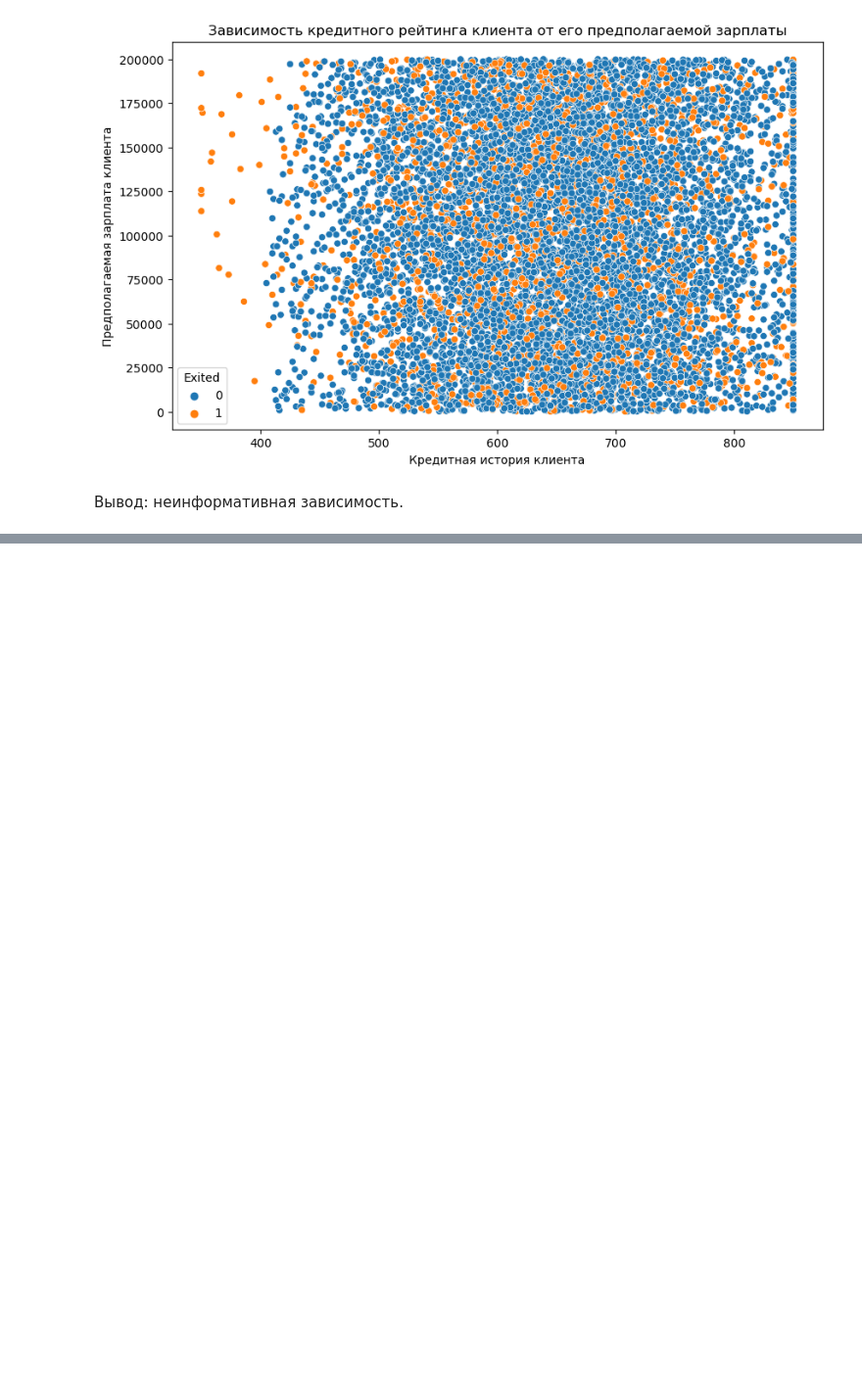
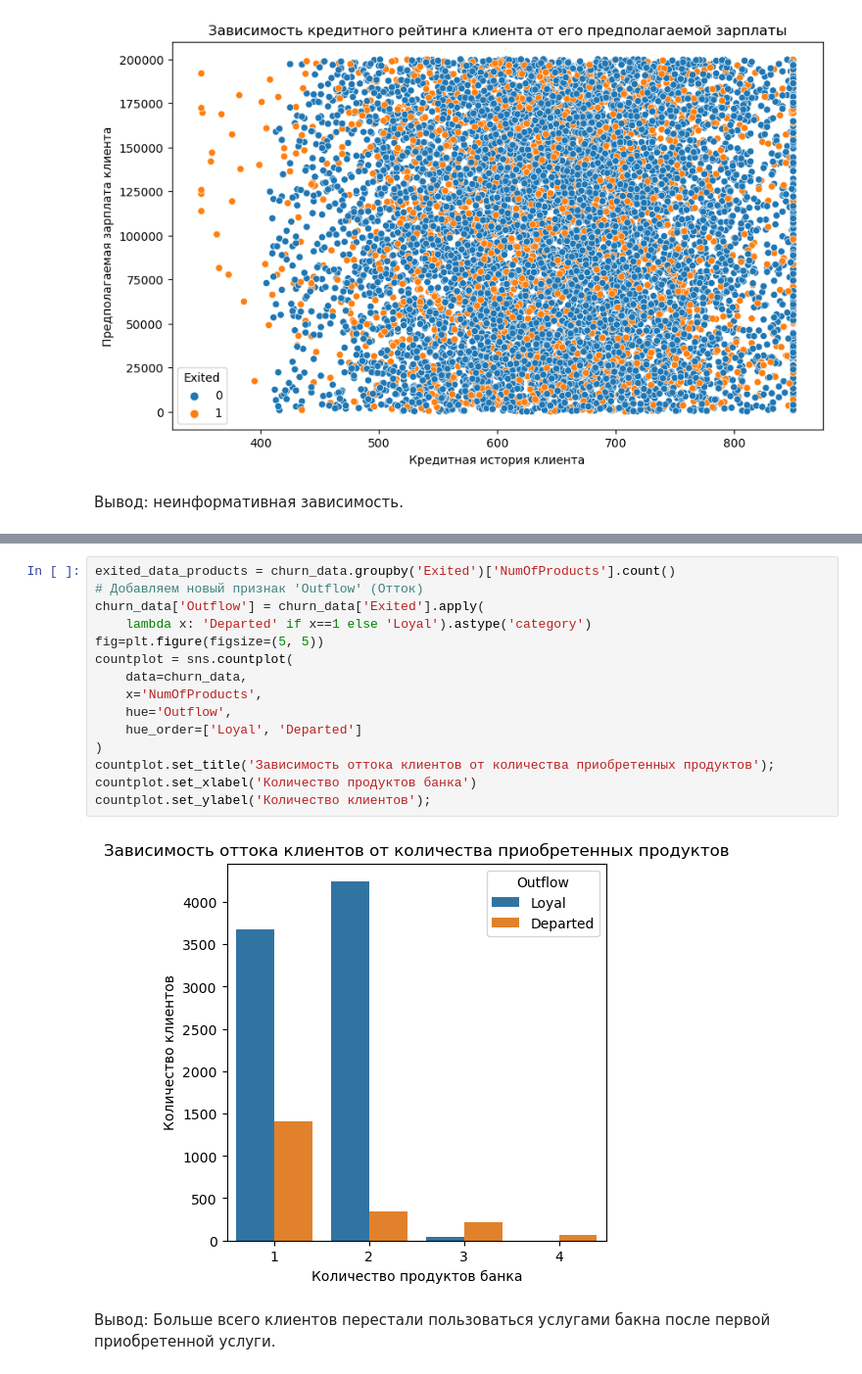
Before and after one commit to Alla-Kr/Alladata, a Jupyter notebook: SkillFactory/PY-13. Визуализация/итоговое задание/итоговое задание.ipynb, the cells around one changed output, grey strips where cells are left out. Shown at 98% size. Drawn from its saved outputs; the diff is of its cells as text; blank space fills up the shorter version.

```diff
--- a/SkillFactory/PY-13. Визуализация/итоговое задание/итоговое задание.ipynb
+++ b/SkillFactory/PY-13. Визуализация/итоговое задание/итоговое задание.ipynb
@@ -144,0 +176,19 @@ axes.set_ylabel('Предполагаемая зарплата клиента');
+# %%
+exited_data_products = churn_data.groupby('Exited')['NumOfProducts'].count()
+# Добавляем новый признак 'Outflow' (Отток)
+churn_data['Outflow'] = churn_data['Exited'].apply(
+    lambda x: 'Departed' if x==1 else 'Loyal').astype('category')
+fig=plt.figure(figsize=(5, 5))
+countplot = sns.countplot(
+    data=churn_data,
+    x='NumOfProducts',
+    hue='Outflow',
+    hue_order=['Loyal', 'Departed']
+)
+countplot.set_title('Зависимость оттока клиентов от количества приобретенных продуктов');
+countplot.set_xlabel('Количество продуктов банка')
+countplot.set_ylabel('Количество клиентов');
+# %% [output]
+[figure, added]
+# %% [markdown]
+Вывод: Больше всего клиентов перестали пользоваться услугами бакна после первой приобретенной услуги.
```
Also changed, not shown: parts of 9 cells of this notebook.
